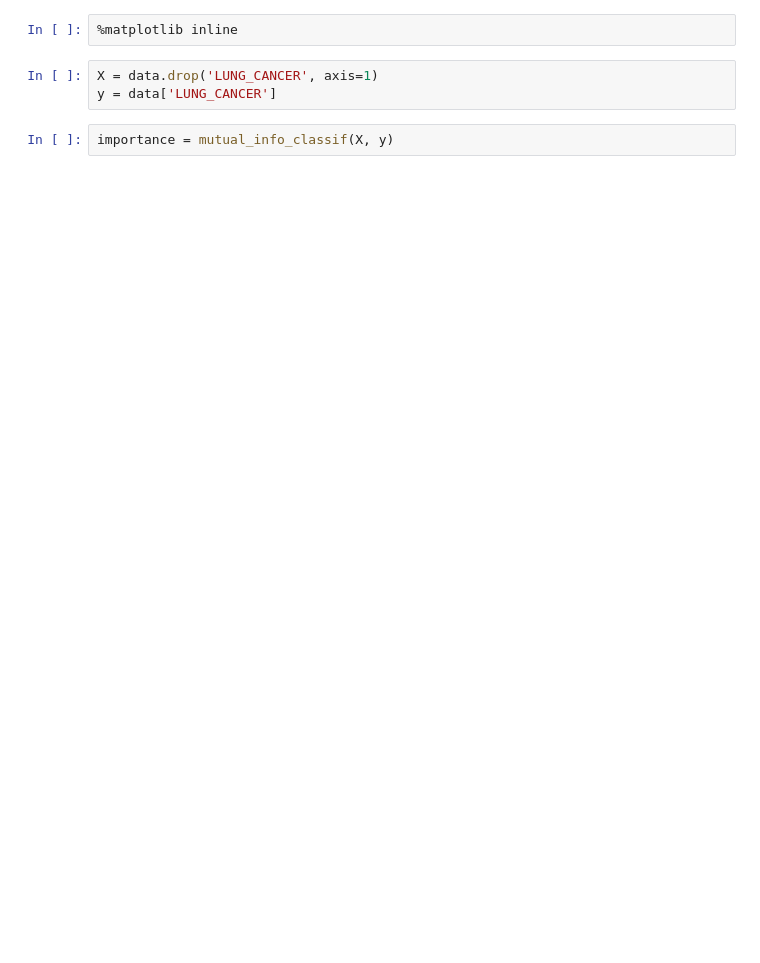
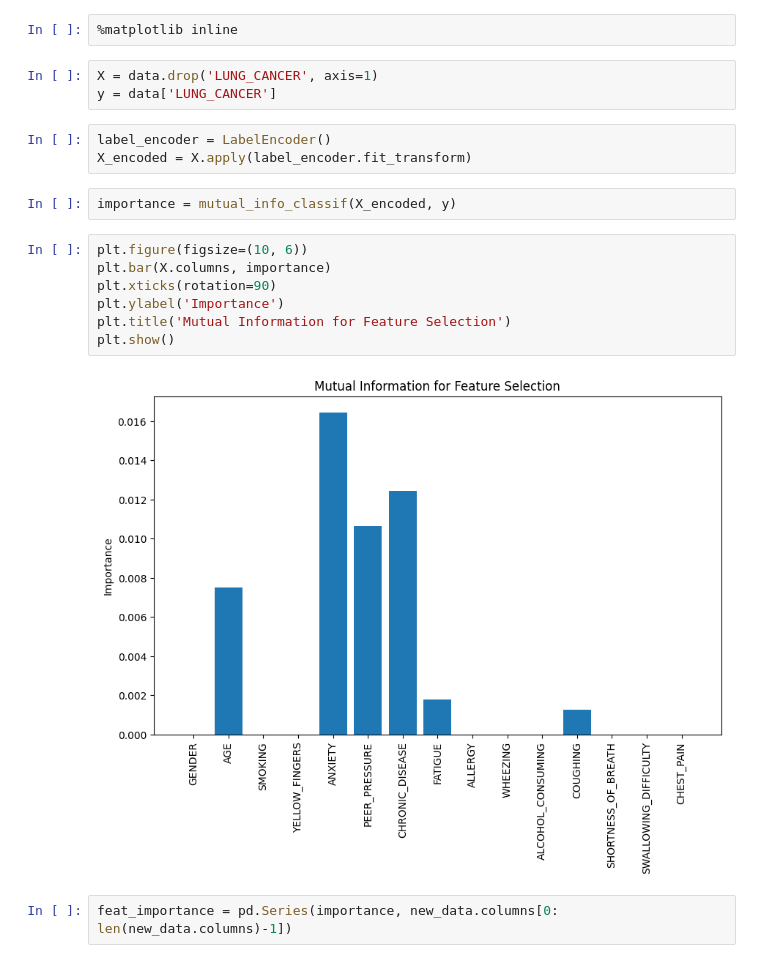
Before and after one commit to ArpitPy/ml-practicals, a Jupyter notebook: q2/lung_cancer_eda.ipynb, the cells around one changed output. Saved outputs shown, nothing was run; the diff lists cells and outputs as text; blank space fills up the shorter version.

```diff
--- a/q2/lung_cancer_eda.ipynb
+++ b/q2/lung_cancer_eda.ipynb
@@ -338,5 +411,19 @@ import matplotlib.pyplot as plt
 # %%
 X = data.drop('LUNG_CANCER', axis=1)
 y = data['LUNG_CANCER']
+# %%
+label_encoder = LabelEncoder()
+X_encoded = X.apply(label_encoder.fit_transform)
 # %%
-importance = mutual_info_classif(X, y)
+importance = mutual_info_classif(X_encoded, y)
+# %%
+plt.figure(figsize=(10, 6))
+plt.bar(X.columns, importance)
+plt.xticks(rotation=90)
+plt.ylabel('Importance')
+plt.title('Mutual Information for Feature Selection')
+plt.show()
+# %% [output]
+[figure, added]
+# %%
+feat_importance = pd.Series(importance, new_data.columns[0: len(new_data.columns)-1])
```
Also changed, not shown: parts of 17 cells of this notebook, 1 other file.
